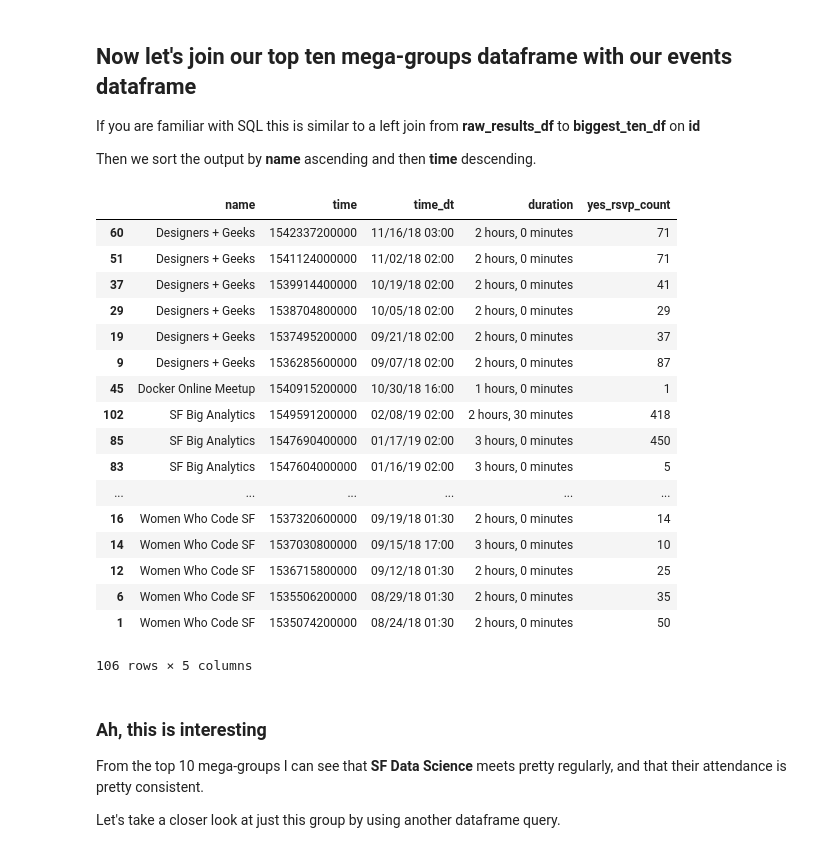
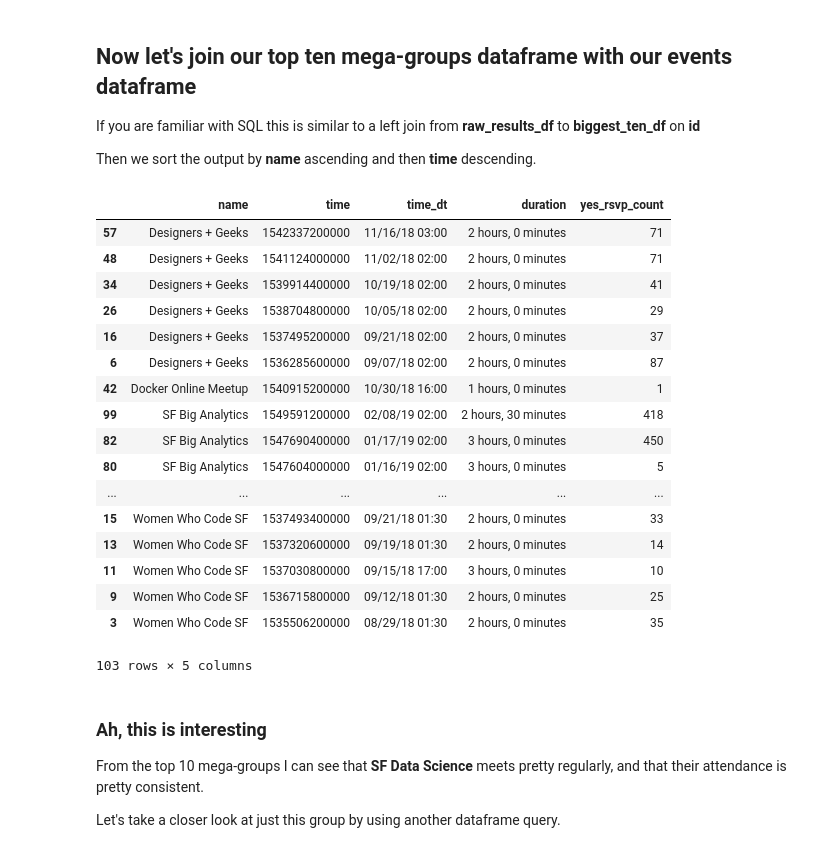
Before and after one commit to redpanda-ai/datascience_challenges, a Jupyter notebook: 01_explore_meetup_api/explore_sf_meetups.ipynb, the cells around one changed output. Cells and saved outputs as stored; diff of their text form; code cells hidden in the pictures.

```diff
--- a/01_explore_meetup_api/explore_sf_meetups.ipynb
+++ b/01_explore_meetup_api/explore_sf_meetups.ipynb
@@ -496,9 +485,8 @@ raw_results_df.head(1)
 # %% [markdown]
 ### So again, let's filter down to just what's relevant
 # %%
-raw_results_df = parse_results(events_resp)
 column_list = ['group', 'time', 'duration', 'yes_rsvp_count']
-raw_results_df = raw_results_df[column_list]
-raw_results_df.head(1)
+events_df = events_df[column_list]
+events_df.head(1)
 # %% [output]
 |  | group | time | duration | yes_rsvp_count |
@@ -514,11 +502,11 @@ def get_id(my_dict):
     """Extract the id member of a python dictionary"""
     return my_dict["id"]
 
-raw_results_df["id"] = raw_results_df["group"].apply(get_id)
+events_df["id"] = events_df["group"].apply(get_id)
 
 # Let's
 columns = ['id', 'time', 'duration', 'yes_rsvp_count']
-raw_results_df = raw_results_df[columns]
-raw_results_df.head(1)
+events_df = events_df[columns]
+events_df.head(1)
 # %% [output]
 |  | id | time | duration | yes_rsvp_count |
@@ -534,12 +522,11 @@ This is not-so-great if you just want to see a human-readable date and time equi
 
 Let's make a new human-readable column called **time_dt**
 # %%
-for field in ["time"]:
-    raw_results_df["time_dt"] = pd.to_datetime(
-        raw_results_df[field], unit='ms').dt.strftime('%m/%d/%y %H:%M')
+events_df["time_dt"] = pd.to_datetime(
+        events_df["time"], unit='ms').dt.strftime('%m/%d/%y %H:%M')
 
 columns = ['id', 'time','time_dt', 'duration', 'yes_rsvp_count']
-raw_results_df = raw_results_df[columns]
-raw_results_df.head(1)
+events_df = events_df[columns]
+events_df.head(1)
 # %% [output]
 |  | id | time | time_dt | duration | yes_rsvp_count |
@@ -557,9 +544,9 @@ def millis_2_hours_and_minutes(ms):
 
     return f"{int(hours)} hours, {int(minutes)} minutes"
 
-raw_results_df["duration"] = raw_results_df["duration"].apply(
+events_df["duration"] = events_df["duration"].apply(
     millis_2_hours_and_minutes)
 
-raw_results_df.head(1)
+events_df.head(1)
 # %% [output]
 |  | id | time | time_dt | duration | yes_rsvp_count |
@@ -573,35 +560,35 @@ to **biggest_ten_df** on **id**
 Then we sort the output by **name** ascending and then **time** descending.
 # %%
 merged_df = pd.merge(
-    raw_results_df,
+    events_df,
     biggest_ten_df[['id', 'name']],
     on='id',
     how='left')
 
 columns = ['name', 'time', 'time_dt', 'duration', 'yes_rsvp_count']
 final_df = merged_df[columns]
 
 # Sort the output by name and time
 final_df.sort_values(by=['name', 'time'], ascending=[True, False])
 # %% [output]
 |  | name | time | time_dt | duration | yes_rsvp_count |
-| 60 | Designers + Geeks | 1542337200000 | 11/16/18 03:00 | 2 hours, 0 minutes | 71 |
-| 51 | Designers + Geeks | 1541124000000 | 11/02/18 02:00 | 2 hours, 0 minutes | 71 |
-| 37 | Designers + Geeks | 1539914400000 | 10/19/18 02:00 | 2 hours, 0 minutes | 41 |
-| 29 | Designers + Geeks | 1538704800000 | 10/05/18 02:00 | 2 hours, 0 minutes | 29 |
-| 19 | Designers + Geeks | 1537495200000 | 09/21/18 02:00 | 2 hours, 0 minutes | 37 |
-| 9 | Designers + Geeks | 1536285600000 | 09/07/18 02:00 | 2 hours, 0 minutes | 87 |
-| 45 | Docker Online Meetup | 1540915200000 | 10/30/18 16:00 | 1 hours, 0 minutes | 1 |
-| 102 | SF Big Analytics | 1549591200000 | 02/08/19 02:00 | 2 hours, 30 minutes | 418 |
-| 85 | SF Big Analytics | 1547690400000 | 01/17/19 02:00 | 3 hours, 0 minutes | 450 |
-| 83 | SF Big Analytics | 1547604000000 | 01/16/19 02:00 | 3 hours, 0 minutes | 5 |
+| 57 | Designers + Geeks | 1542337200000 | 11/16/18 03:00 | 2 hours, 0 minutes | 71 |
+| 48 | Designers + Geeks | 1541124000000 | 11/02/18 02:00 | 2 hours, 0 minutes | 71 |
+| 34 | Designers + Geeks | 1539914400000 | 10/19/18 02:00 | 2 hours, 0 minutes | 41 |
+| 26 | Designers + Geeks | 1538704800000 | 10/05/18 02:00 | 2 hours, 0 minutes | 29 |
+| 16 | Designers + Geeks | 1537495200000 | 09/21/18 02:00 | 2 hours, 0 minutes | 37 |
+| 6 | Designers + Geeks | 1536285600000 | 09/07/18 02:00 | 2 hours, 0 minutes | 87 |
+| 42 | Docker Online Meetup | 1540915200000 | 10/30/18 16:00 | 1 hours, 0 minutes | 1 |
+| 99 | SF Big Analytics | 1549591200000 | 02/08/19 02:00 | 2 hours, 30 minutes | 418 |
+| 82 | SF Big Analytics | 1547690400000 | 01/17/19 02:00 | 3 hours, 0 minutes | 450 |
+| 80 | SF Big Analytics | 1547604000000 | 01/16/19 02:00 | 3 hours, 0 minutes | 5 |
 | ... | ... | ... | ... | ... | ... |
-| 16 | Women Who Code SF | 1537320600000 | 09/19/18 01:30 | 2 hours, 0 minutes | 14 |
-| 14 | Women Who Code SF | 1537030800000 | 09/15/18 17:00 | 3 hours, 0 minutes | 10 |
-| 12 | Women Who Code SF | 1536715800000 | 09/12/18 01:30 | 2 hours, 0 minutes | 25 |
-| 6 | Women Who Code SF | 1535506200000 | 08/29/18 01:30 | 2 hours, 0 minutes | 35 |
-| 1 | Women Who Code SF | 1535074200000 | 08/24/18 01:30 | 2 hours, 0 minutes | 50 |
+| 15 | Women Who Code SF | 1537493400000 | 09/21/18 01:30 | 2 hours, 0 minutes | 33 |
+| 13 | Women Who Code SF | 1537320600000 | 09/19/18 01:30 | 2 hours, 0 minutes | 14 |
+| 11 | Women Who Code SF | 1537030800000 | 09/15/18 17:00 | 3 hours, 0 minutes | 10 |
+| 9 | Women Who Code SF | 1536715800000 | 09/12/18 01:30 | 2 hours, 0 minutes | 25 |
+| 3 | Women Who Code SF | 1535506200000 | 08/29/18 01:30 | 2 hours, 0 minutes | 35 |
-106 rows × 5 columns
+103 rows × 5 columns
 # %% [markdown]
 ### Ah, this is interesting
 
```
Also changed, not shown: parts of 38 cells of this notebook.
